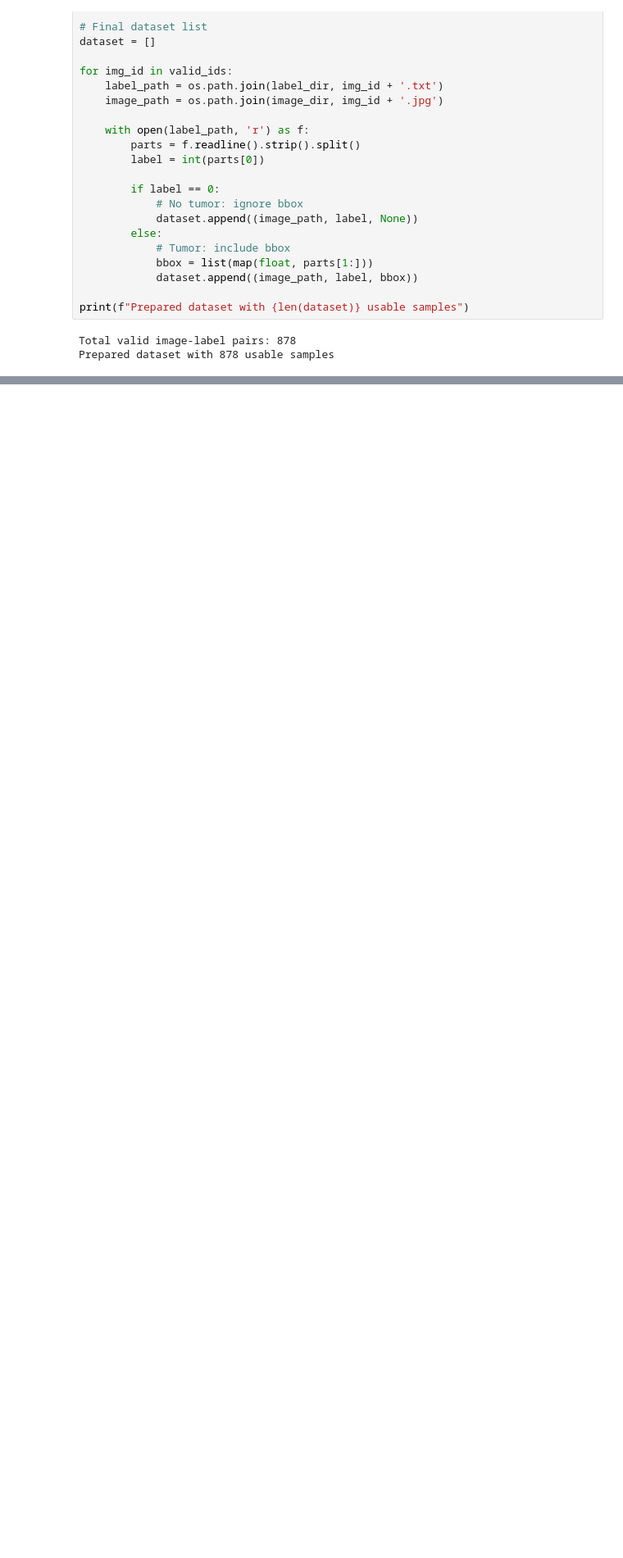
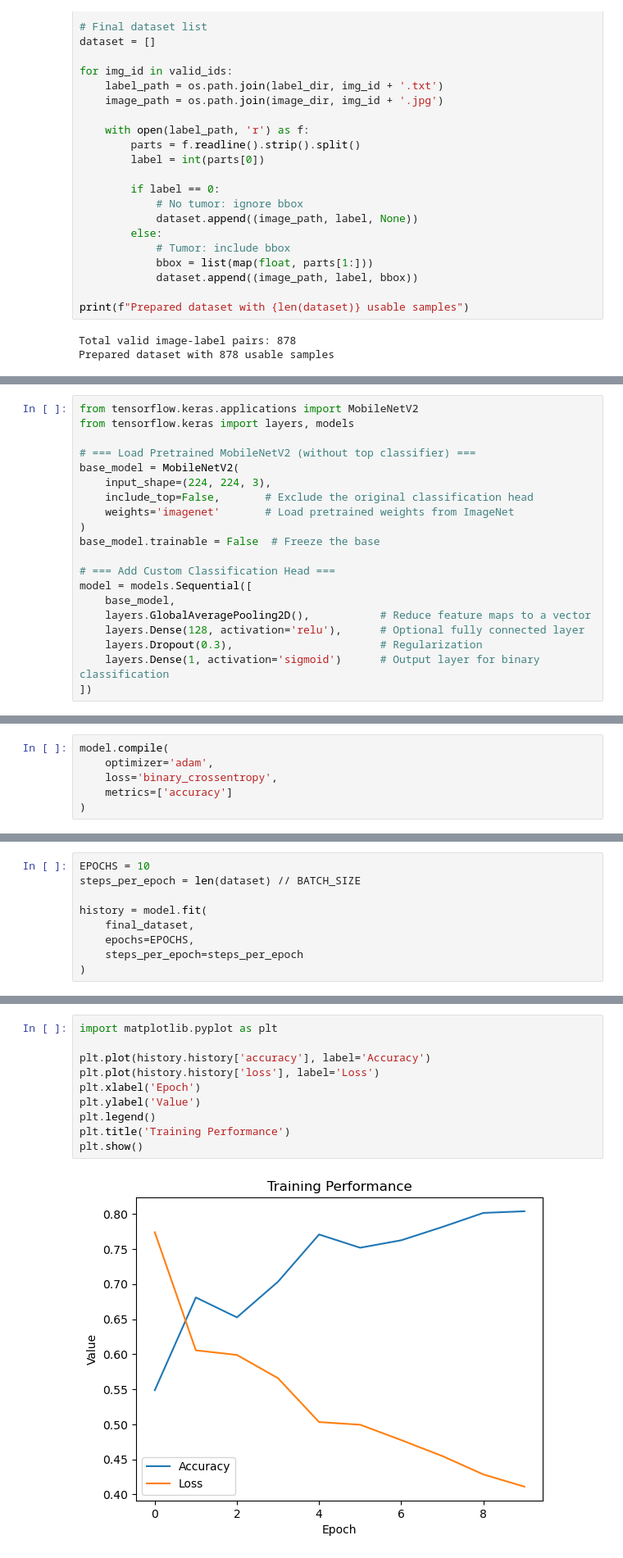
Before and after one commit to MartinMans/brain_tumor_classification, a Jupyter notebook: Notebook.ipynb, the cells around one changed output, grey strips where cells are left out. Shown: that part at 82% size. Cells and saved outputs as stored; diff of their text form; blank space fills up the shorter version.

```diff
--- a/Notebook.ipynb
+++ b/Notebook.ipynb
@@ -205,0 +226,20 @@ for images, labels in final_dataset.take(1):
+# %%
+from tensorflow.keras.applications import MobileNetV2
+from tensorflow.keras import layers, models
+
+# === Load Pretrained MobileNetV2 (without top classifier) ===
+base_model = MobileNetV2(
+    input_shape=(224, 224, 3),
+    include_top=False,       # Exclude the original classification head
+    weights='imagenet'       # Load pretrained weights from ImageNet
+)
+base_model.trainable = False  # Freeze the base
+
+# === Add Custom Classification Head ===
+model = models.Sequential([
+    base_model,
+    layers.GlobalAveragePooling2D(),           # Reduce feature maps to a vector
+    layers.Dense(128, activation='relu'),      # Optional fully connected layer
+    layers.Dropout(0.3),                       # Regularization
+    layers.Dense(1, activation='sigmoid')      # Output layer for binary classification
+])
@@ -205,0 +248,6 @@ for images, labels in final_dataset.take(1):
+# %%
+model.compile(
+    optimizer='adam',
+    loss='binary_crossentropy',
+    metrics=['accuracy']
+)
@@ -205,0 +281,9 @@ for images, labels in final_dataset.take(1):
+# %%
+EPOCHS = 10
+steps_per_epoch = len(dataset) // BATCH_SIZE
+
+history = model.fit(
+    final_dataset,
+    epochs=EPOCHS,
+    steps_per_epoch=steps_per_epoch
+)
@@ -205,0 +311,12 @@ for images, labels in final_dataset.take(1):
+# %%
+import matplotlib.pyplot as plt
+
+plt.plot(history.history['accuracy'], label='Accuracy')
+plt.plot(history.history['loss'], label='Loss')
+plt.xlabel('Epoch')
+plt.ylabel('Value')
+plt.legend()
+plt.title('Training Performance')
+plt.show()
+# %% [output]
+[figure, added]
```
Also changed, not shown: parts of 22 cells of this notebook, 1 other file.
